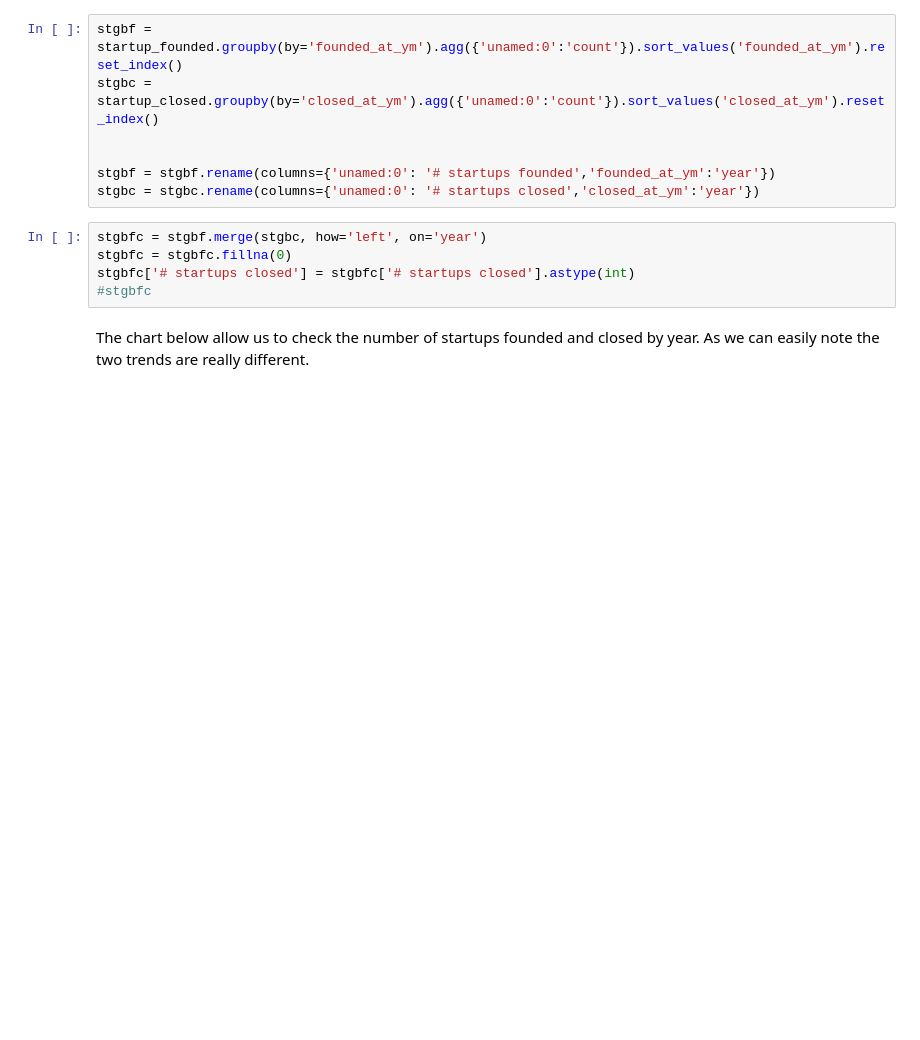
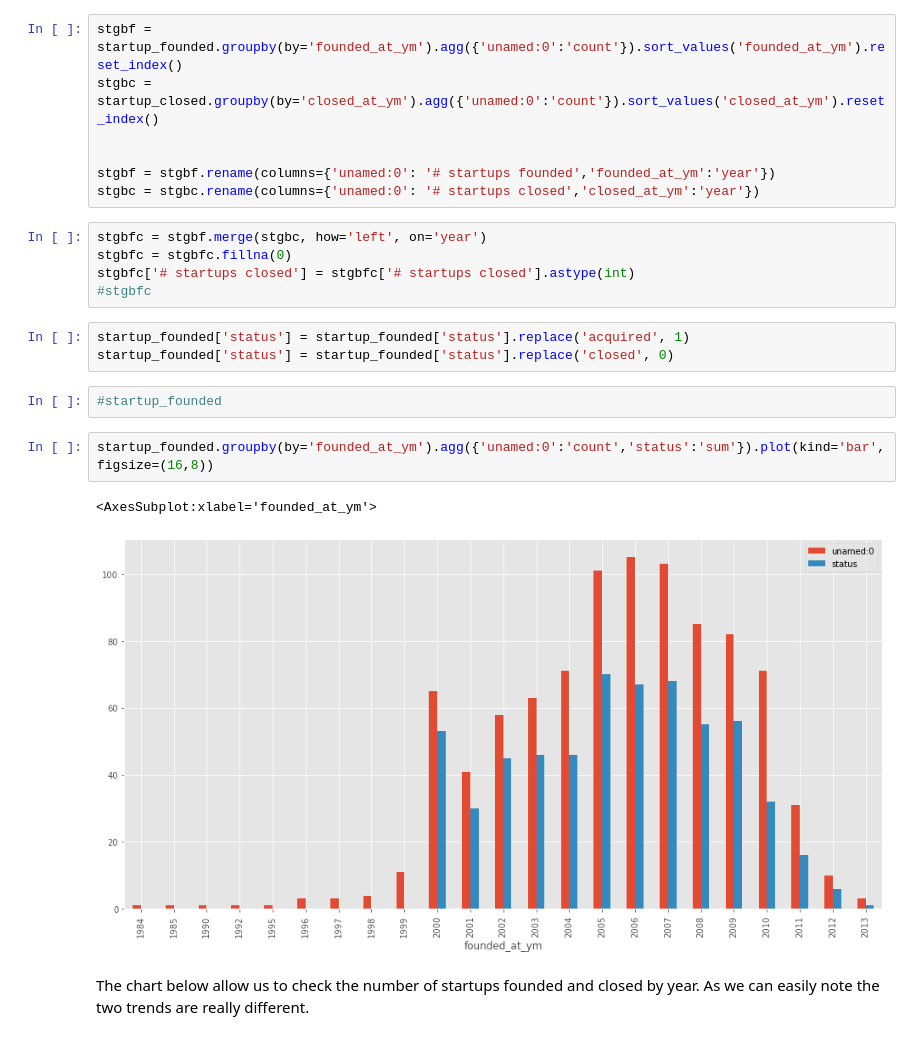
Before and after one commit to andreapiodantonio/data_science_project_dismi_adantonio_oczerwisnki, a Jupyter notebook: startup_classificator/startup_classificator.ipynb, the cells around one changed output. Saved outputs shown, nothing was run; the diff lists cells and outputs as text; blank space fills up the shorter version.

```diff
--- a/startup_classificator/startup_classificator.ipynb
+++ b/startup_classificator/startup_classificator.ipynb
@@ -240,6 +240,16 @@ stgbfc = stgbf.merge(stgbc, how='left', on='year')
 stgbfc = stgbfc.fillna(0)
 stgbfc['# startups closed'] = stgbfc['# startups closed'].astype(int)
 #stgbfc
+# %%
+startup_founded['status'] = startup_founded['status'].replace('acquired', 1)
+startup_founded['status'] = startup_founded['status'].replace('closed', 0)
+# %%
+#startup_founded
+# %%
+startup_founded.groupby(by='founded_at_ym').agg({'unamed:0':'count','status':'sum'}).plot(kind='bar', figsize=(16,8))
+# %% [output]
+<AxesSubplot:xlabel='founded_at_ym'>
+[figure, added]
 # %% [markdown]
 The chart below allow us to check the number of startups founded and closed by year. As we can easily note the two trends are really different.
 # %%
```
Also changed, not shown: parts of 37 cells of this notebook.
